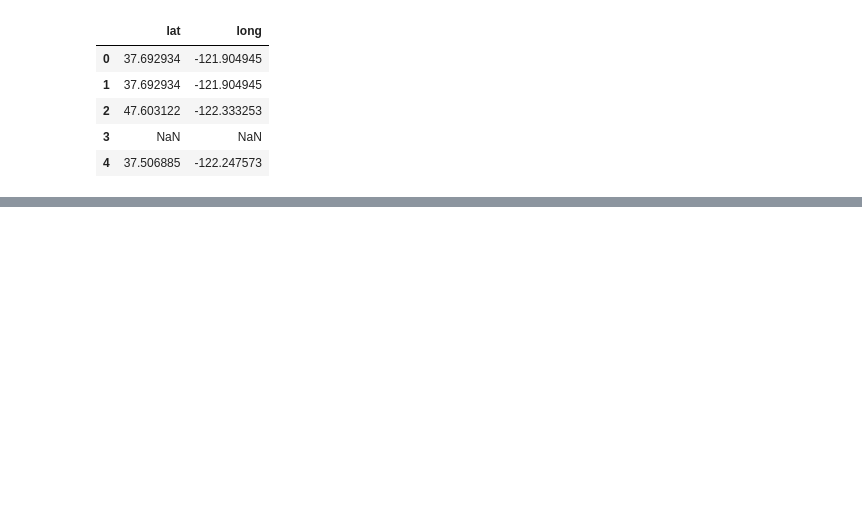
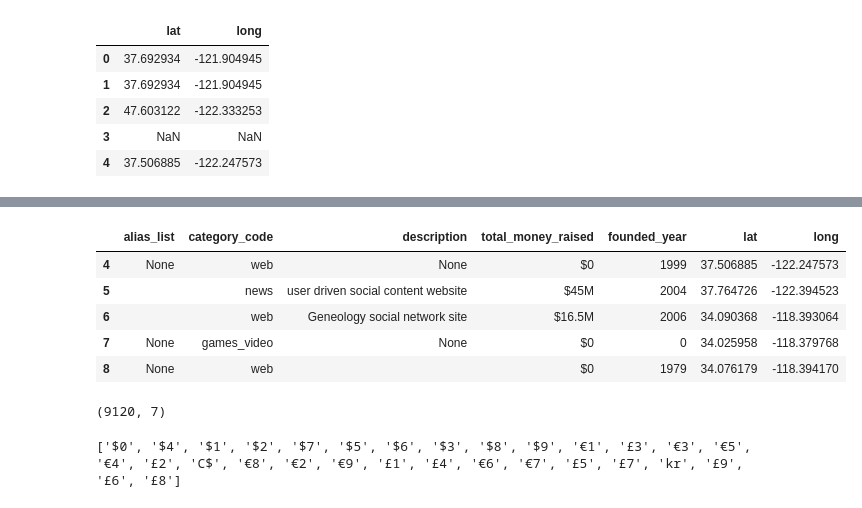
Before and after one commit to aiborra11/Geoquery-project, a Jupyter notebook: Untitled.ipynb, the cells around one changed output, grey strips where cells are left out. Cells and saved outputs as stored; diff of their text form; code cells hidden in the pictures; blank space fills up the shorter version.

```diff
--- a/Untitled.ipynb
+++ b/Untitled.ipynb
@@ -117,0 +117,12 @@ data_latlong.dropna(subset=['lat','long'], inplace = True)
+# %%
+data_companies_clean = data_companies[['alias_list', 'category_code', 'description', 'total_money_raised', 'founded_year', 'lat', 'long']]
+display(data_companies_clean.head())
+data_companies_clean.shape
+# %% [output]
+|  | alias_list | category_code | description | total_money_raised | founded_year | lat | long |
+| 4 | None | web | None | $0 | 1999 | 37.506885 | -122.247573 |
+| 5 |  | news | user driven social content website | $45M | 2004 | 37.764726 | -122.394523 |
+| 6 |  | web | Geneology social network site | $16.5M | 2006 | 34.090368 | -118.393064 |
+| 7 | None | games_video | None | $0 | 0 | 34.025958 | -118.379768 |
+| 8 | None | web |  | $0 | 1979 | 34.076179 | -118.394170 |
+(9120, 7)
@@ -117,0 +143,10 @@ data_latlong.dropna(subset=['lat','long'], inplace = True)
+# %%
+#tipos de monedas en el dataset
+currencies_types=[]
+for i in data_companies_clean['total_money_raised']:
+    if i[0:2] not in currencies_types:
+        currencies_types.append(i[0:2])
+
+print(currencies_types)
+# %% [output]
+['$0', '$4', '$1', '$2', '$7', '$5', '$6', '$3', '$8', '$9', '€1', '£3', '€3', '€5', '€4', '£2', 'C$', '€8', '€2', '€9', '£1', '£4', '€6', '€7', '£5', '£7', 'kr', '£9', '£6', '£8']
```
Also changed, not shown: parts of 16 cells of this notebook.
